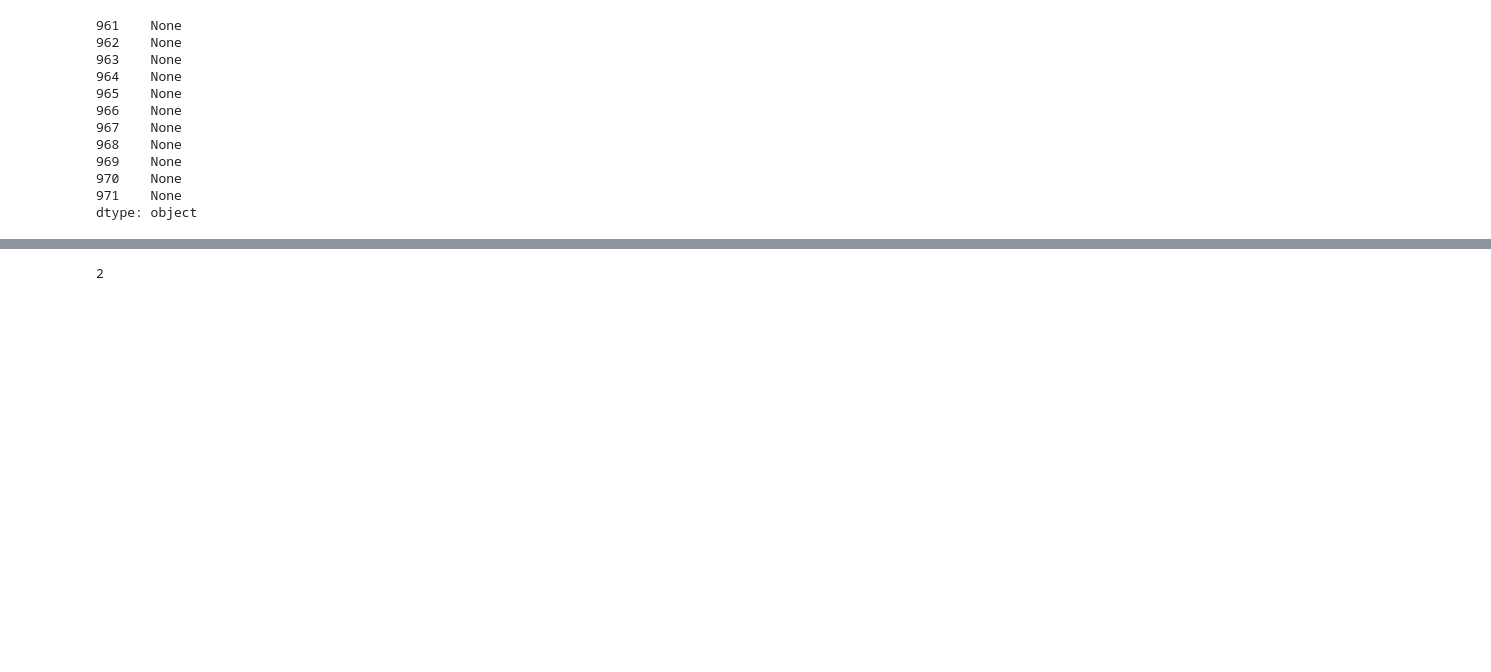
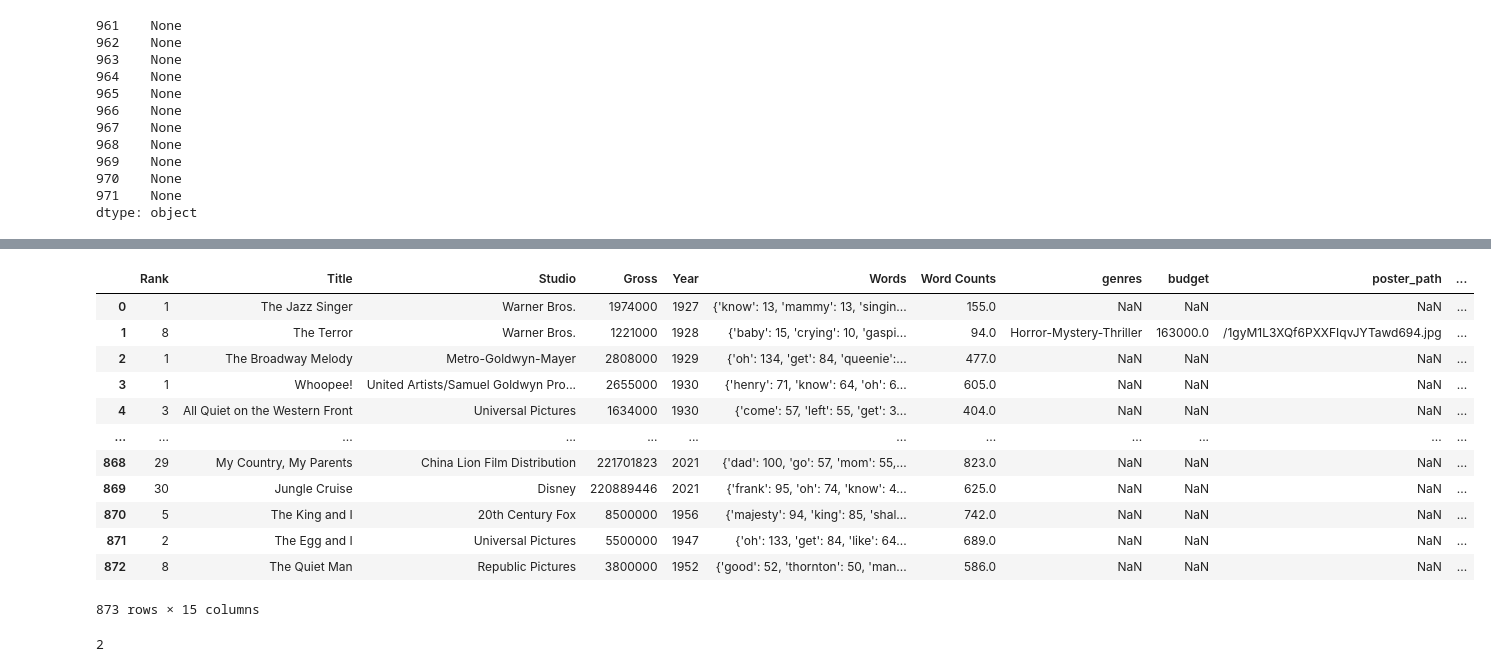
Before and after one commit to mbransons/vocab_in_film_dialogue, a Jupyter notebook: film_data.ipynb, the cells around one changed output, grey strips where cells are left out. Saved outputs shown, nothing was run; the diff lists cells and outputs as text; code cells hidden in the pictures; blank space fills up the shorter version.

Commit message:
complete draft one of word frequency

```diff
--- a/film_data.ipynb
+++ b/film_data.ipynb
@@ -182,0 +185,5 @@ dtype: object
+# %%
+# all_movies = all_movies.drop(index=952)
+# all_movies[all_movies['Year'] == 1978]
+all_movies.reset_index(drop=True, inplace=True)
+all_movies
@@ -198,6 +223,9 @@ def has_letters(line):
   if re.search('[a-zA-Z]', line):
     return True
   return False
+
+def remove_non_ascii(text):
+    return ''.join(i for i in text if ord(i)<128)
 
 def has_no_text(line):
   l = line.strip()
@@ -227,6 +255,7 @@ def clean_up(lines):
   """
   new_lines = []
   for line in lines[1:]:
+    line = remove_non_ascii(line)
     if has_no_text(line):
       continue
     elif len(new_lines) and is_lowercase_letter_or_comma(line[0]):
@@ -275,11 +304,11 @@ def main(args):
   csv_name = args[2]
   df.to_csv(csv_name, index = False)
 
-prob_movies = all_movies[all_movies['Year'] < 1900]
+prob_movies = []
 
-for file_name in os.listdir("test_srts"):
+for file_name in os.listdir("srts"):
 
-    with open(os.path.join("test_srts", file_name), 'r') as f:
+    with open(os.path.join("srts", file_name), 'r', encoding="ISO-8859-1") as f:
        lines = f.readlines()
        new_lines = clean_up(lines)
 
@@ -305,10 +334,11 @@ for file_name in os.listdir("test_srts"):
     l = len(movie_strs)
     movie_name = ' '.join(movie_strs[0:l-1])
     movie_year = int(movie_strs[l-1])
+    movie_first_word = movie_strs[0]
     movie_last_word = movie_strs[l-2]
     # print(movie_name, movie_year, dict(new_data.most_common()))
 
-    found_movies = all_movies[all_movies['Title'].apply(lambda x: x.lower().__contains__(movie_last_word.lower())) & (all_movies['Year'] == movie_year)]
+    found_movies = all_movies[all_movies['Title'].apply(lambda x: x.lower().__contains__(movie_last_word.lower())) & (all_movies['Title'].apply(lambda x: x.lower().__contains__(movie_first_word.lower())) ) & (all_movies['Year'] == movie_year)]
 
     i = found_movies.index
 
@@ -319,6 +349,6 @@ for file_name in os.listdir("test_srts"):
       all_movies.loc[m, 'Words'] = [deepcopy(dict(new_data.most_common()))]
       all_movies.loc[all_movies.index[i[0]], 'Word Counts'] = len(new_data.most_common())
     else:
-      prob_movies.append(found_movies)
+      prob_movies.append({'movie': movie_name, 'year': movie_year})
 # %%
 final_movies = all_movies.dropna()
@@ -325,0 +362,5 @@ final_movies.to_json('final_movies')
+# %%
+movies_needed = all_movies.iloc[[294, 201, 257]]
+movies_needed.reset_index(drop=True, inplace=True)
+movies_needed
+# all_movies[all_movies['Year'] == 1952]
@@ -325,0 +527,5 @@ final_movies.to_json('final_movies')
+# %%
+final_movies_combined = pd.concat([all_movies.dropna(), movies_needed])
+final_movies_combined.reset_index(drop=True, inplace=True)
+final_movies_combined
+# final_movies_combined.to_json('final_movies_combined.json', orient='records')
@@ -326,3 +633,24 @@ final_movies.to_json('final_movies')
+# %%
+# len(collect_movies)
+# len(colect_idx)
+# collect_movies[220][11]
+# colect_idx[220]
+final_movies_combined
+# final_movies_combined[final_movies_combined['poster_path'].isna()]
+# %% [output]
+|  | Rank | Title | Studio | Gross | Year | Words | Word Counts | genres | budget | poster_path | ... |
+| 0 | 1 | The Jazz Singer | Warner Bros. | 1974000 | 1927 | {'know': 13, 'mammy': 13, 'singin... | 155.0 | NaN | NaN | NaN | ... |
+| 1 | 8 | The Terror | Warner Bros. | 1221000 | 1928 | {'baby': 15, 'crying': 10, 'gaspi... | 94.0 | Horror-Mystery-Thriller | 163000.0 | /1gyM1L3XQf6PXXFIqvJYTawd694.jpg | ... |
+| 2 | 1 | The Broadway Melody | Metro-Goldwyn-Mayer | 2808000 | 1929 | {'oh': 134, 'get': 84, 'queenie':... | 477.0 | NaN | NaN | NaN | ... |
+| 3 | 1 | Whoopee! | United Artists/Samuel Goldwyn Pro... | 2655000 | 1930 | {'henry': 71, 'know': 64, 'oh': 6... | 605.0 | NaN | NaN | NaN | ... |
+| 4 | 3 | All Quiet on the Western Front | Universal Pictures | 1634000 | 1930 | {'come': 57, 'left': 55, 'get': 3... | 404.0 | NaN | NaN | NaN | ... |
+| ... | ... | ... | ... | ... | ... | ... | ... | ... | ... | ... | ... |
+| 868 | 29 | My Country, My Parents | China Lion Film Distribution | 221701823 | 2021 | {'dad': 100, 'go': 57, 'mom': 55,... | 823.0 | NaN | NaN | NaN | ... |
+| 869 | 30 | Jungle Cruise | Disney | 220889446 | 2021 | {'frank': 95, 'oh': 74, 'know': 4... | 625.0 | NaN | NaN | NaN | ... |
+| 870 | 5 | The King and I | 20th Century Fox | 8500000 | 1956 | {'majesty': 94, 'king': 85, 'shal... | 742.0 | NaN | NaN | NaN | ... |
+| 871 | 2 | The Egg and I | Universal Pictures | 5500000 | 1947 | {'oh': 133, 'get': 84, 'like': 64... | 689.0 | NaN | NaN | NaN | ... |
+| 872 | 8 | The Quiet Man | Republic Pictures | 3800000 | 1952 | {'good': 52, 'thornton': 50, 'man... | 586.0 | NaN | NaN | NaN | ... |
+873 rows × 15 columns
 # %%
 all_movies
 found_movies = all_movies[all_movies['Title'].apply(lambda x: x.lower().__contains__("Men".lower())) & (all_movies['Year'] == 2000)]
```
Also changed, not shown: parts of 14 cells of this notebook, 41 other files.
